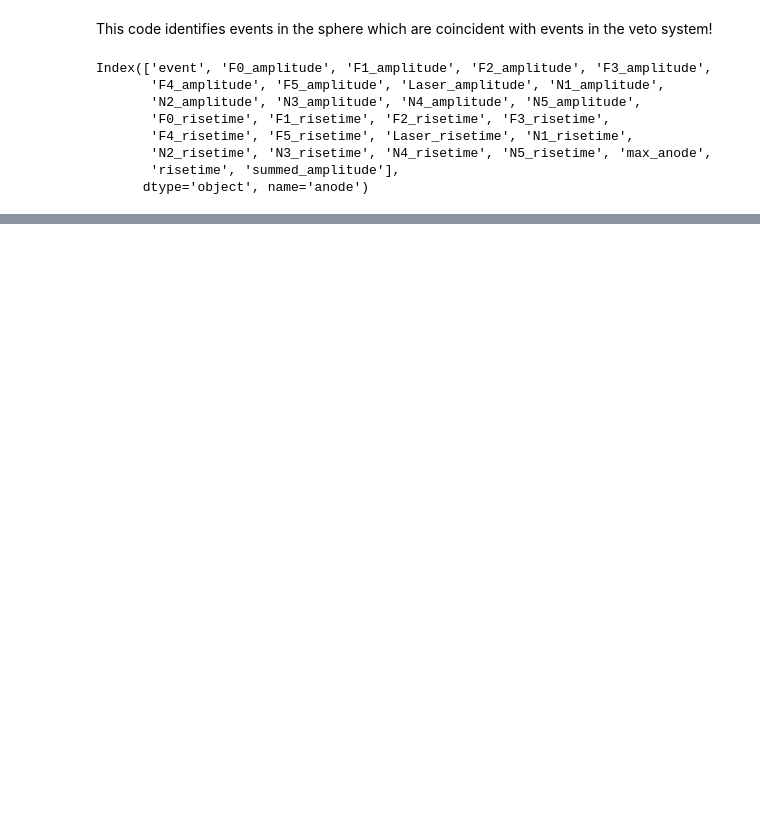
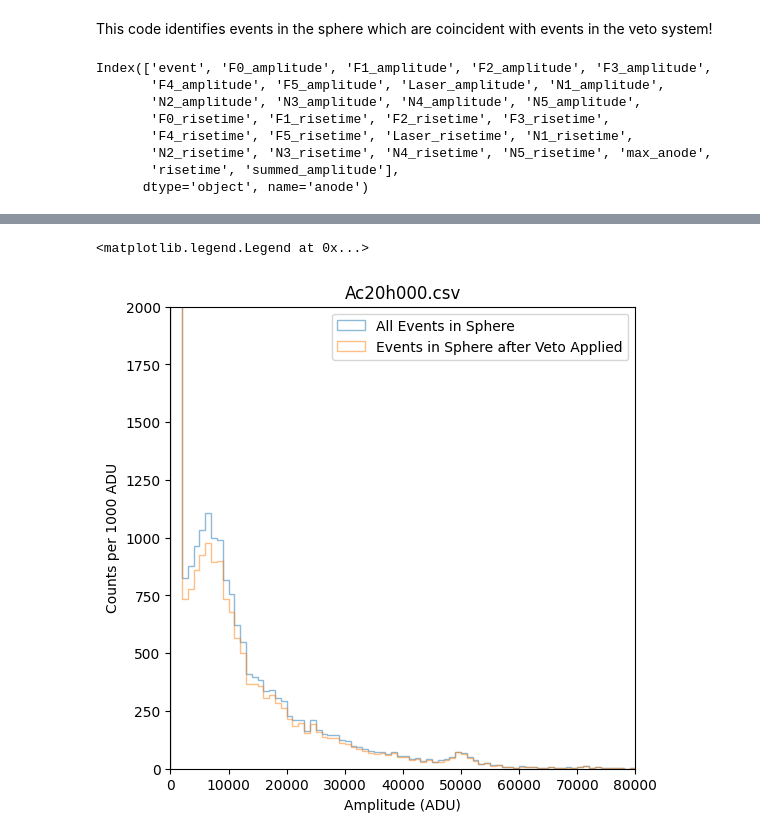
Before and after one commit to hhuckvale/DMProject, a Jupyter notebook: Sphere_and_Simulations/Finding_Coincident_Events.ipynb, the cells around one changed output, grey strips where cells are left out. Cells and saved outputs as stored; diff of their text form; code cells hidden in the pictures; blank space fills up the shorter version.

```diff
--- a/Sphere_and_Simulations/Finding_Coincident_Events.ipynb
+++ b/Sphere_and_Simulations/Finding_Coincident_Events.ipynb
@@ -208,0 +209,21 @@ percentage vetoed: 94.78102558915748
+# %%
+#nice figure
+bins = np.arange(0, 80001, 1000)  # 1000 ADU bin width
+
+before = len(event_df[(event_df['summed_amplitude'].abs() >= lower_amp) & (event_df['summed_amplitude'].abs() <= upper_amp)])
+after = len(events_after_veto_df[(events_after_veto_df['summed_amplitude'].abs() >= lower_amp) & (events_after_veto_df['summed_amplitude'].abs() <= upper_amp)])
+percentage_vetoed = (1 - after / before) * 100
+
+plt.figure(figsize=(6,6))
+plt.hist(event_df['summed_amplitude'], bins=bins, alpha = 0.5,label = 'All Events in Sphere',histtype='step')
+plt.hist(events_after_veto_df['summed_amplitude'], bins=bins,alpha = 0.5, label = 'Events in Sphere after Veto Applied',histtype='step')
+plt.xlim(0, 80000)
+plt.xlabel('Amplitude (ADU)')
+plt.ylim(0, 2000)
+plt.ylabel('Counts per 1000 ADU')
+plt.title(filename)
+#plt.text(0.1, 0.95,f'Events in sphere vetoed between {lower_amp}–{upper_amp} ADU: {percentage_vetoed:.2f}%',transform=plt.gca().transAxes,verticalalignment='top')
+plt.legend()
+# %% [output]
+<matplotlib.legend.Legend at 0x...>
+[figure, added]
```
Also changed, not shown: parts of 5 cells of this notebook.
